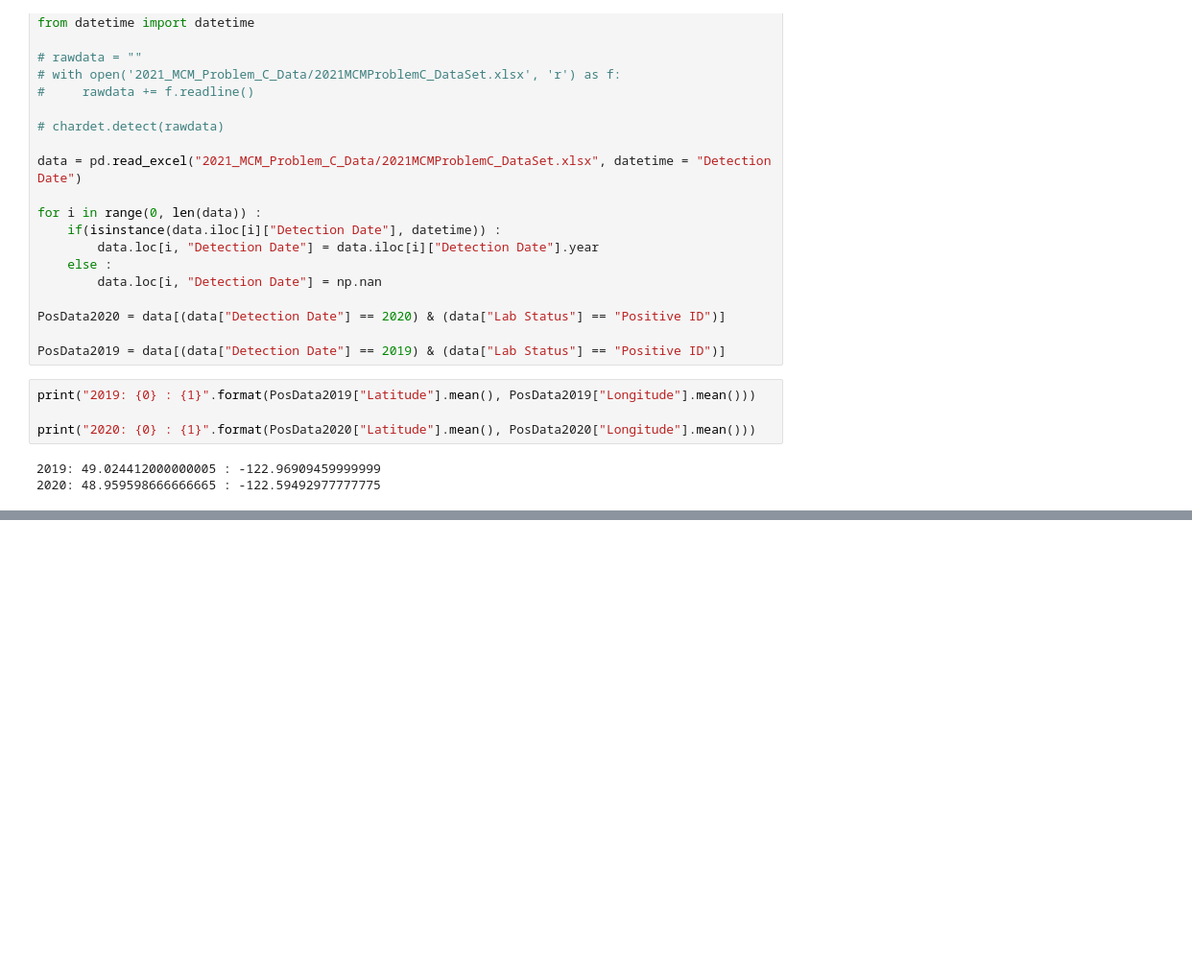
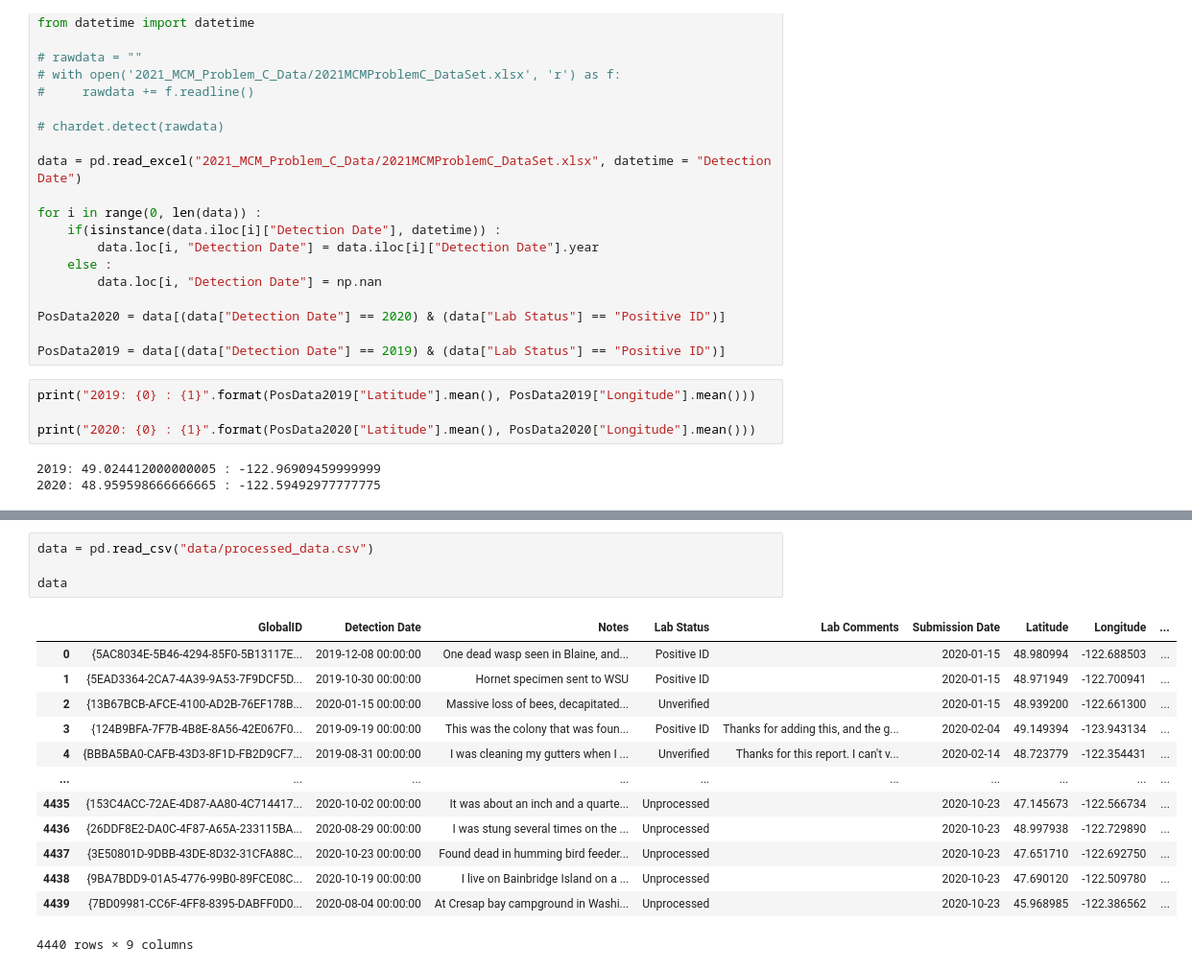
Before and after one commit to Giyn/MCMICM2021C, a Jupyter notebook: Geograph.ipynb, the cells around one changed output, grey strips where cells are left out. Shown: that part at 96% size. Saved outputs shown, nothing was run; the diff lists cells and outputs as text; blank space fills up the shorter version.

```diff
--- a/Geograph.ipynb
+++ b/Geograph.ipynb
@@ -102,0 +348,18 @@ True
+# %%
+data = pd.read_csv("data/processed_data.csv")
+
+data
+# %% [output]
+|  | GlobalID | Detection Date | Notes | Lab Status | Lab Comments | Submission Date | Latitude | Longitude | ... |
+| 0 | {5AC8034E-5B46-4294-85F0-5B13117E... | 2019-12-08 00:00:00 | One dead wasp seen in Blaine, and... | Positive ID |  | 2020-01-15 | 48.980994 | -122.688503 | ... |
+| 1 | {5EAD3364-2CA7-4A39-9A53-7F9DCF5D... | 2019-10-30 00:00:00 | Hornet specimen sent to WSU | Positive ID |  | 2020-01-15 | 48.971949 | -122.700941 | ... |
+| 2 | {13B67BCB-AFCE-4100-AD2B-76EF178B... | 2020-01-15 00:00:00 | Massive loss of bees, decapitated... | Unverified |  | 2020-01-15 | 48.939200 | -122.661300 | ... |
+| 3 | {124B9BFA-7F7B-4B8E-8A56-42E067F0... | 2019-09-19 00:00:00 | This was the colony that was foun... | Positive ID | Thanks for adding this, and the g... | 2020-02-04 | 49.149394 | -123.943134 | ... |
+| 4 | {BBBA5BA0-CAFB-43D3-8F1D-FB2D9CF7... | 2019-08-31 00:00:00 | I was cleaning my gutters when I ... | Unverified | Thanks for this report. I can't v... | 2020-02-14 | 48.723779 | -122.354431 | ... |
+| ... | ... | ... | ... | ... | ... | ... | ... | ... | ... |
+| 4435 | {153C4ACC-72AE-4D87-AA80-4C714417... | 2020-10-02 00:00:00 | It was about an inch and a quarte... | Unprocessed |  | 2020-10-23 | 47.145673 | -122.566734 | ... |
+| 4436 | {26DDF8E2-DA0C-4F87-A65A-233115BA... | 2020-08-29 00:00:00 | I was stung several times on the ... | Unprocessed |  | 2020-10-23 | 48.997938 | -122.729890 | ... |
+| 4437 | {3E50801D-9DBB-43DE-8D32-31CFA88C... | 2020-10-23 00:00:00 | Found dead in humming bird feeder... | Unprocessed |  | 2020-10-23 | 47.651710 | -122.692750 | ... |
+| 4438 | {9BA7BDD9-01A5-4776-99B0-89FCE08C... | 2020-10-19 00:00:00 | I live on Bainbridge Island on a ... | Unprocessed |  | 2020-10-23 | 47.690120 | -122.509780 | ... |
+| 4439 | {7BD09981-CC6F-4FF8-8395-DABFF0D0... | 2020-08-04 00:00:00 | At Cresap bay campground in Washi... | Unprocessed |  | 2020-10-23 | 45.968985 | -122.386562 | ... |
+4440 rows × 9 columns
```
Also changed, not shown: parts of 8 cells of this notebook.
